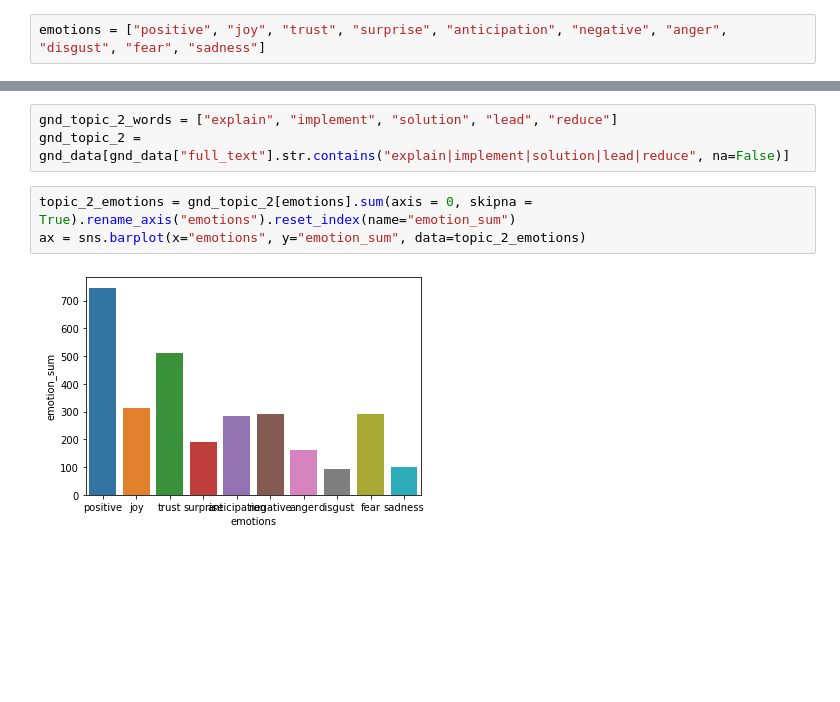
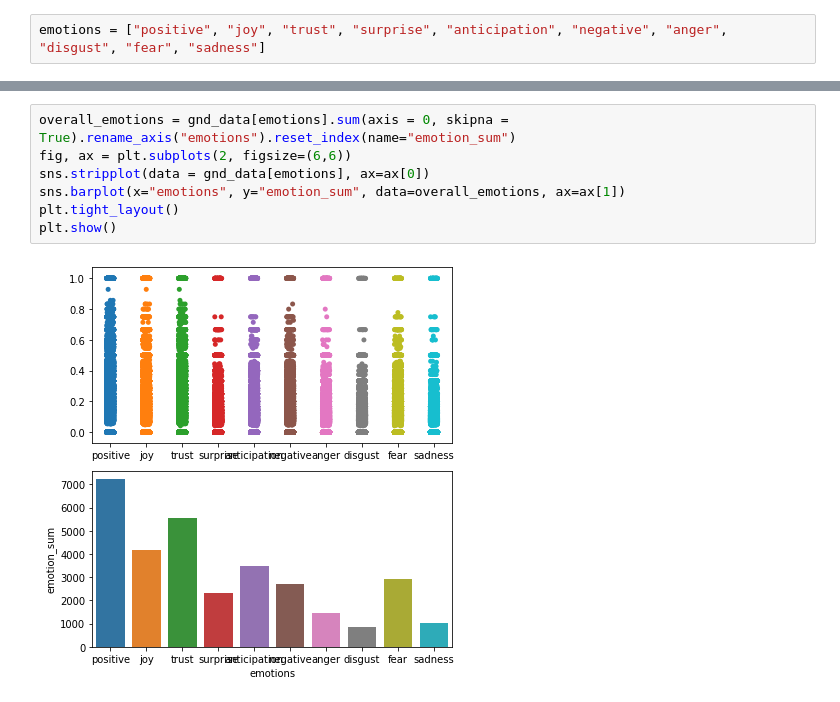
Before and after one commit to tabithaks/Public-Opinion-on-Climate-Change-Initiatives, a Jupyter notebook: Sentiment Analysis/topic_sentiment_analysis_gnd.ipynb, the cells around one changed output, grey strips where cells are left out. Drawn from its saved outputs; the diff is of its cells as text; blank space fills up the shorter version.

Commit message:
added all topics for gnd

```diff
--- a/Sentiment Analysis/topic_sentiment_analysis_gnd.ipynb
+++ b/Sentiment Analysis/topic_sentiment_analysis_gnd.ipynb
@@ -25,8 +19,9 @@ plt.show()
-# %%
-gnd_topic_2_words = ["explain", "implement", "solution", "lead", "reduce"]
-gnd_topic_2 = gnd_data[gnd_data["full_text"].str.contains("explain|implement|solution|lead|reduce", na=False)]
 # %%
-topic_2_emotions = gnd_topic_2[emotions].sum(axis = 0, skipna = True).rename_axis("emotions").reset_index(name="emotion_sum")
-ax = sns.barplot(x="emotions", y="emotion_sum", data=topic_2_emotions)
+overall_emotions = gnd_data[emotions].sum(axis = 0, skipna = True).rename_axis("emotions").reset_index(name="emotion_sum")
+fig, ax = plt.subplots(2, figsize=(6,6))
+sns.stripplot(data = gnd_data[emotions], ax=ax[0])
+sns.barplot(x="emotions", y="emotion_sum", data=overall_emotions, ax=ax[1])
+plt.tight_layout()
+plt.show()
 # %% [output]
-[figure, old version]
+[figure, new version]
```
Also changed, not shown: parts of 10 cells of this notebook.
